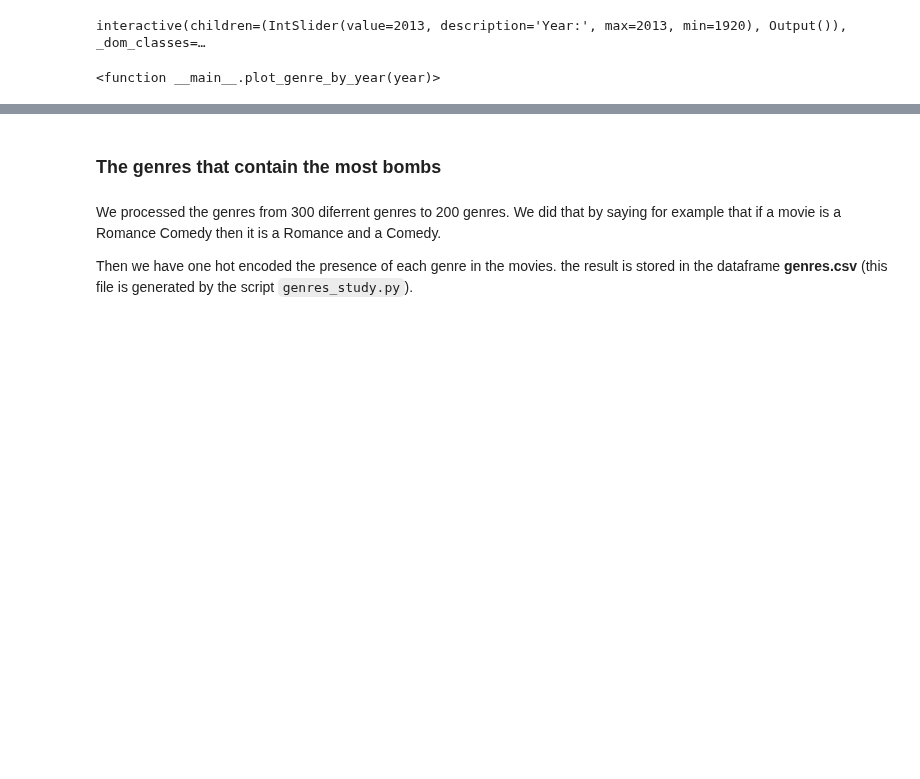
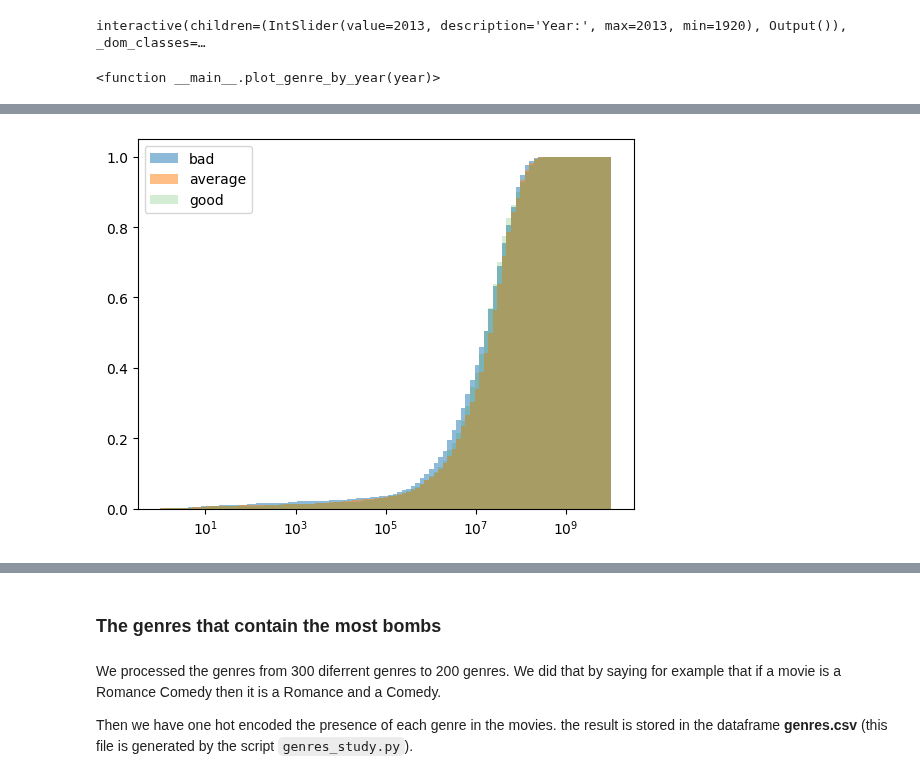
Before and after one commit to epfl-ada/ada-2022-project-adamax, a Jupyter notebook: src/initial_analysis.ipynb, the cells around one changed output, grey strips where cells are left out. Drawn from its saved outputs; the diff is of its cells as text; code cells hidden in the pictures; blank space fills up the shorter version.

```diff
--- a/src/initial_analysis.ipynb
+++ b/src/initial_analysis.ipynb
@@ -301,0 +330,16 @@ interactive(children=(IntSlider(value=2013, description='Year:', max=2013, min=1
+# %%
+# Split the data into 3 groups
+df_movies["rating_group"] = pd.cut(df_movies["vote_average"], bins=[0, 5.9, 6.6, 10], labels=["bad", "average", "good"])
+# %%
+# Plot budget distribution by rating group
+# Log binning
+bins = np.logspace(0, 10, 100)
+plt.hist(df_movies[df_movies["rating_group"] == "bad"]["adj_budget"], bins=bins, density=True, cumulative=True, label="bad", alpha=0.5)
+plt.hist(df_movies[df_movies["rating_group"] == "average"]["adj_budget"], bins=bins, density=True, cumulative=True, label="average", alpha=0.5)
+plt.hist(df_movies[df_movies["rating_group"] == "good"]["adj_budget"], bins=bins, density=True,  cumulative=True,label="good", alpha=0.2)
+# plt.yscale("log")
+plt.xscale("log")
+plt.legend()
+plt.show()
+# %% [output]
+[figure, added]
```
Also changed, not shown: parts of 19 cells of this notebook.
